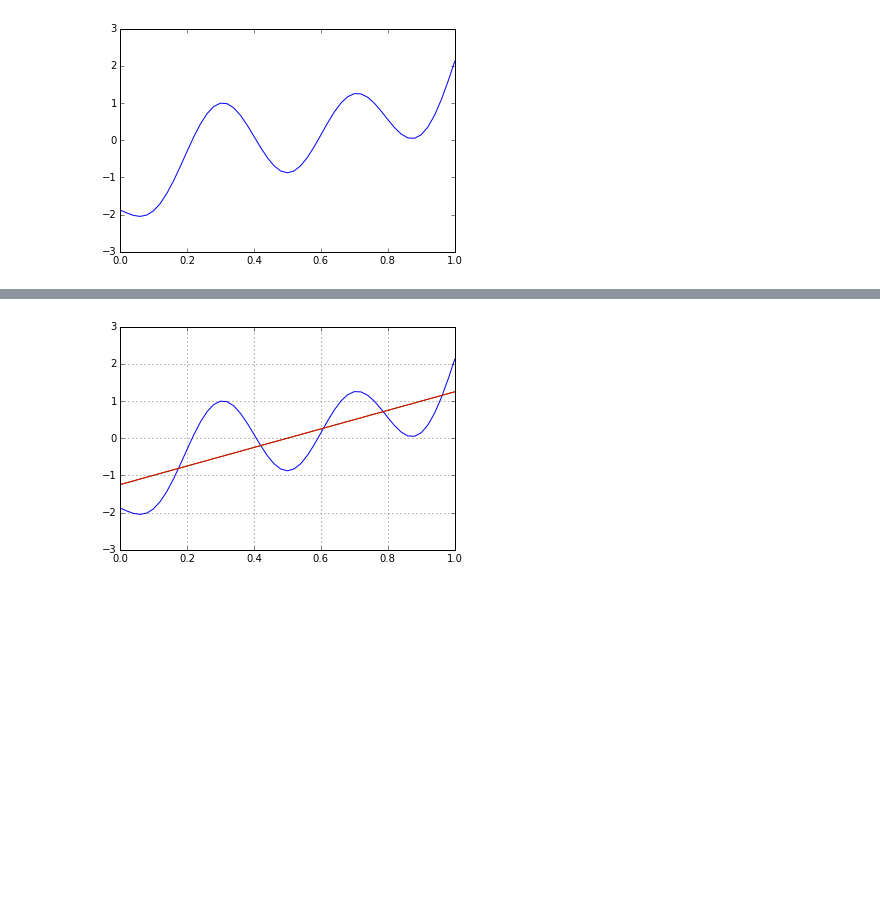
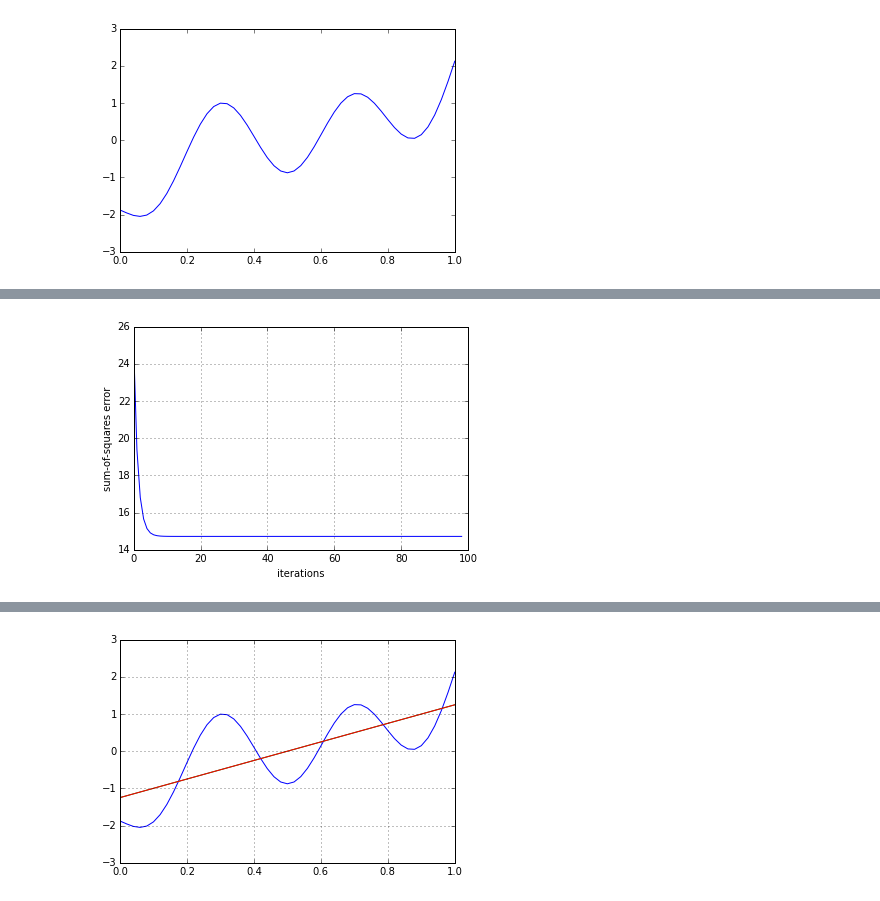
Before and after one commit to hielsnoppe/edu-mi1, a Jupyter notebook: ex5/Untitled.ipynb, the cells around one changed output, grey strips where cells are left out. Cells and saved outputs as stored; diff of their text form; code cells hidden in the pictures; blank space fills up the shorter version.

```diff
--- a/ex5/Untitled.ipynb
+++ b/ex5/Untitled.ipynb
@@ -93,0 +21,93 @@ plt.show()
+# %%
+
+def output(w,xa):
+    if len(w) == 2:
+        X = np.concatenate((np.matrix(np.ones(len(xa))*1.0),xa.T),axis=0)
+    elif len(w) == 6:
+        X = np.concatenate((np.matrix(np.power(xa.T,0)),xa.T,np.square(xa.T),np.power(xa.T,3),np.power(xa.T,4),np.power(xa.T,5)),axis=0)
+    elif len(w) == 10:
+        X = np.concatenate((np.matrix(np.power(xa.T,0)),xa.T,np.square(xa.T),np.power(xa.T,3),np.power(xa.T,4),np.power(xa.T,5),np.power(xa.T,6),np.power(xa.T,7),np.power(xa.T,8),np.power(xa.T,9)),axis=0)
+    elif len(w) == 15:
+        X = np.concatenate((np.matrix(np.power(xa.T,0)),xa.T,np.square(xa.T),np.power(xa.T,3),np.power(xa.T,4),np.power(xa.T,5),np.power(xa.T,6),np.power(xa.T,7),np.power(xa.T,8),np.power(xa.T,9),np.power(xa.T,10),np.power(xa.T,11),np.power(xa.T,12),np.power(xa.T,13),np.power(xa.T,14)),axis=0)
+    y = np.dot(w.T,X)
+    return y
+
+def sumsquerror(w,xa,ta):
+    arg = output(w,xa)-ta.T
+    err = 0.5*np.dot(arg,arg.T)
+    return err[0]
+
+def gradient(w,xa,ta):
+    if len(w) == 2:
+        X = np.concatenate((np.matrix(np.ones(len(xa))*1.0),xa.T),axis=0)
+    elif len(w) == 6:
+        X = np.concatenate((np.matrix(np.power(xa.T,0)),xa.T,np.square(xa.T),np.power(xa.T,3),np.power(xa.T,4),np.power(xa.T,5)),axis=0)
+    elif len(w) == 10:
+        X = np.concatenate((np.matrix(np.power(xa.T,0)),xa.T,np.square(xa.T),np.power(xa.T,3),np.power(xa.T,4),np.power(xa.T,5),np.power(xa.T,6),np.power(xa.T,7),np.power(xa.T,8),np.power(xa.T,9)),axis=0)
+    elif len(w) == 15:
+        X = np.concatenate((np.matrix(np.power(xa.T,0)),xa.T,np.square(xa.T),np.power(xa.T,3),np.power(xa.T,4),np.power(xa.T,5),np.power(xa.T,6),np.power(xa.T,7),np.power(xa.T,8),np.power(xa.T,9),np.power(xa.T,10),np.power(xa.T,11),np.power(xa.T,12),np.power(xa.T,13),np.power(xa.T,14)),axis=0)
+    H = np.dot(X,np.transpose(X))
+    b = -1.0*np.dot(X,ta)
+    g = np.dot(H,w)+b
+    return g
+
+def alpha_line_search(grad,xa):
+    if len(grad) == 2:
+        X = np.concatenate((np.matrix(np.ones(len(xa))*1.0),xa.T),axis=0)
+    elif len(grad) == 6:
+        X = np.concatenate((np.matrix(np.power(xa.T,0)),xa.T,np.square(xa.T),np.power(xa.T,3),np.power(xa.T,4),np.power(xa.T,5)),axis=0)
+    elif len(grad) == 10:
+        X = np.concatenate((np.matrix(np.power(xa.T,0)),xa.T,np.square(xa.T),np.power(xa.T,3),np.power(xa.T,4),np.power(xa.T,5),np.power(xa.T,6),np.power(xa.T,7),np.power(xa.T,8),np.power(xa.T,9)),axis=0)
+    elif len(grad) == 15:
+        X = np.concatenate((np.matrix(np.power(xa.T,0)),xa.T,np.square(xa.T),np.power(xa.T,3),np.power(xa.T,4),np.power(xa.T,5),np.power(xa.T,6),np.power(xa.T,7),np.power(xa.T,8),np.power(xa.T,9),np.power(xa.T,10),np.power(xa.T,11),np.power(xa.T,12),np.power(xa.T,13),np.power(xa.T,14)),axis=0)
+    H = np.dot(X,np.transpose(X))
+    anum = np.dot(np.transpose(grad),grad)
+    Hgrad = np.dot(H,grad)
+    aden = np.dot(np.transpose(grad),Hgrad)
+    alpha = -1.0 * np.divide( anum , aden )
+    return alpha
+
+w1 = np.ones((2,1))-0.5
+
+# regression 1st order
+n_iter = 0
+iter_max = 100
+Error1 = np.array(np.zeros(iter_max))
+y1 = np.array(np.zeros((iter_max,len(y))))
+w_tr1 = np.zeros((iter_max,2))
+eta = 0.01
+
+while n_iter < iter_max:
+    w_tr1[n_iter][:] = w1.T
+    y1[n_iter] = output(w1,x)
+    Error1[n_iter] = sumsquerror(w1,x,y)
+    grad = gradient(w1,x,y)
+    alpha = alpha_line_search(grad,x)
+    w1 = w1 + np.multiply(alpha,grad)
+    n_iter = n_iter+1
+
+
+Error1 = np.delete(Error1,0)
+y1 = np.delete(y1,0)
+
+plt.plot(Error1)
+plt.xlabel('iterations')
+plt.ylabel('sum-of-squares error')
+plt.grid()
+plt.show()
+
+plt.scatter(np.linspace(0,iter_max,len(w_tr1[:,0])).T,w_tr1[:,0])
+plt.scatter(np.linspace(0,iter_max,len(w_tr1[:,0])).T,w_tr1[:,1])
+plt.xlabel('iteration')
+plt.ylabel('w')
+plt.title('a) gradient descent')
+plt.grid()
+plt.show()
+
+final1 = np.squeeze(output(w1,x))
+plt.plot(x,y)
+plt.plot(x,final1.T)
+plt.grid()
+plt.show()
+# %% [output]
+[figure, added]
```
Also changed, not shown: parts of 16 cells of this notebook.
